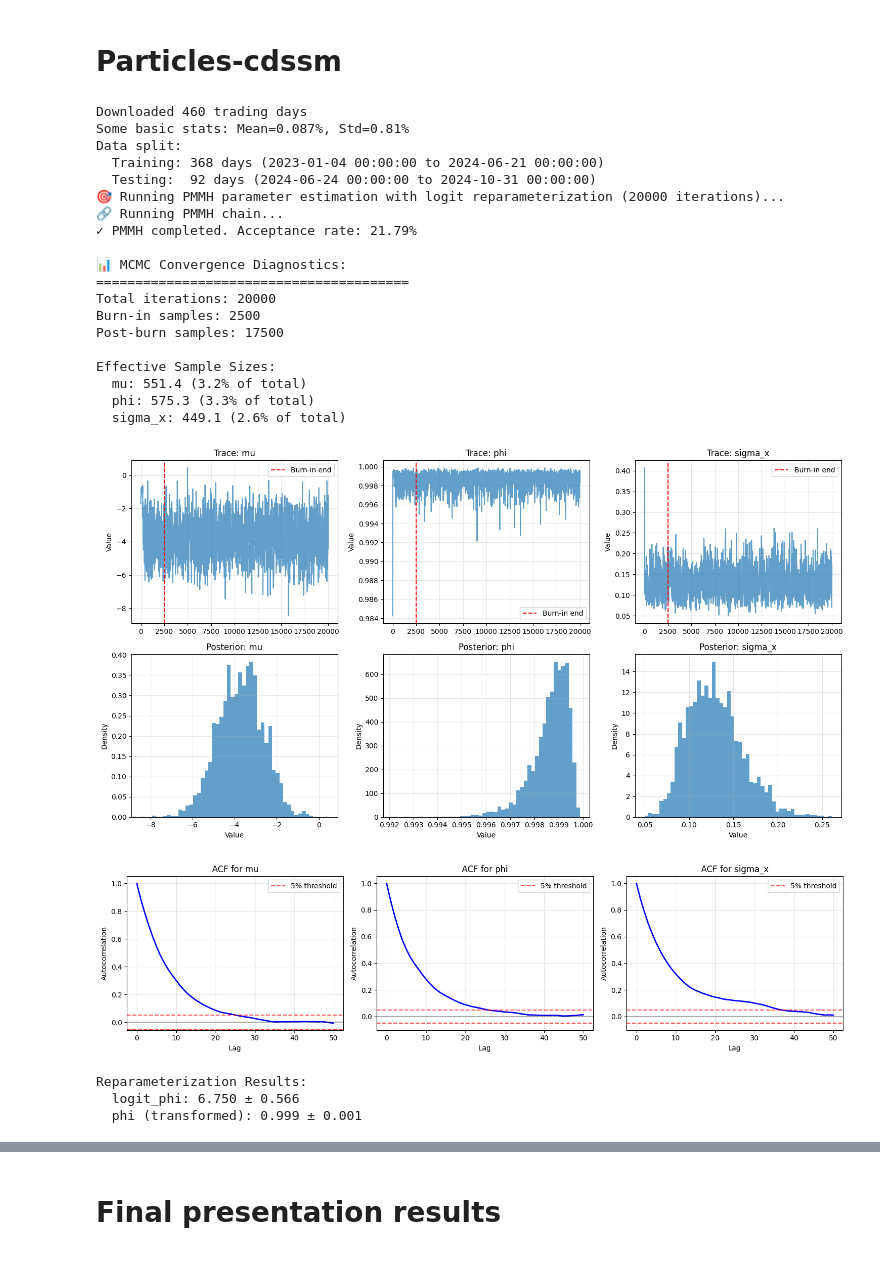
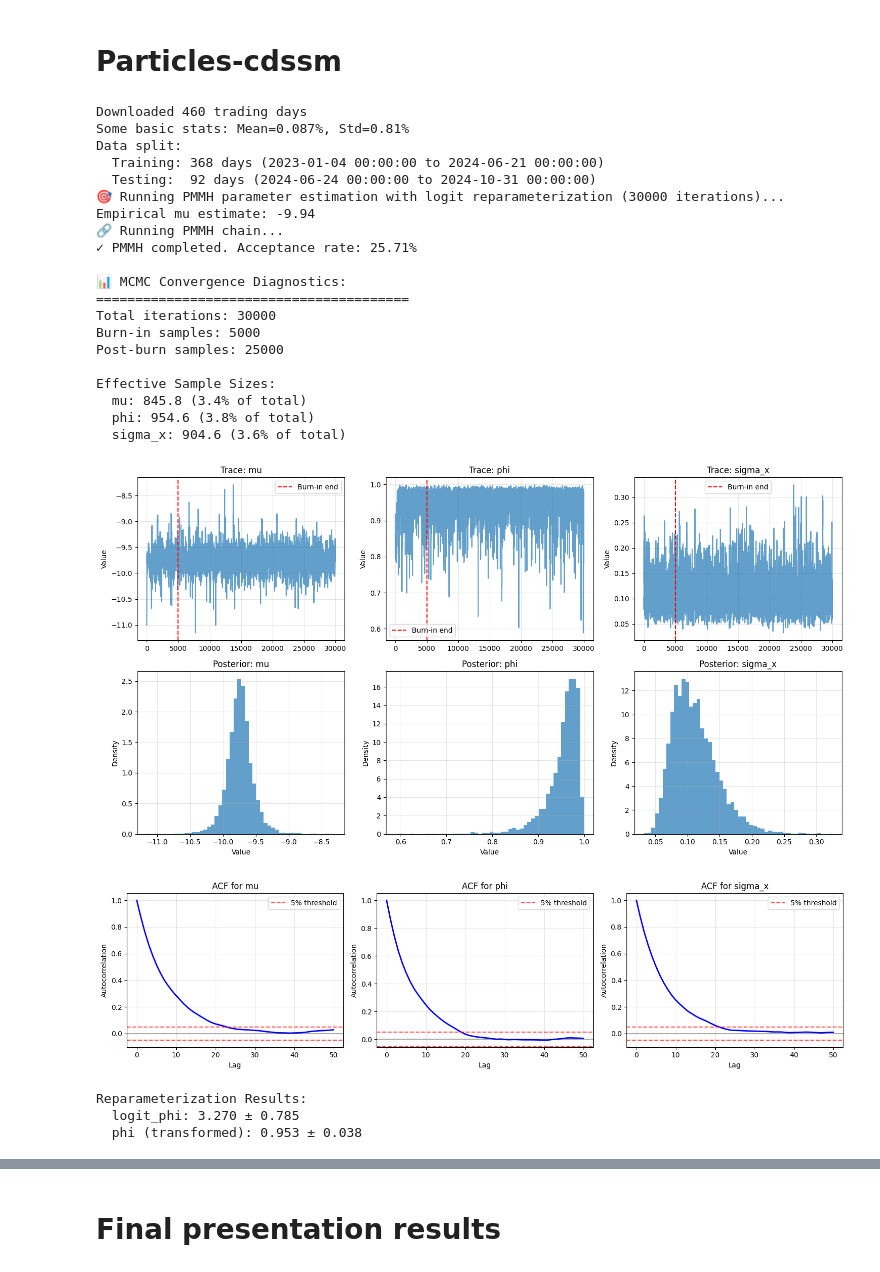
Before and after one commit to designed7000/UCL-Research-Project, a Jupyter notebook: Week1/1d_pipeline.ipynb, the cells around one changed output, grey strips where cells are left out. Saved outputs shown, nothing was run; the diff lists cells and outputs as text; code cells hidden in the pictures.

```diff
--- a/Week1/1d_pipeline.ipynb
+++ b/Week1/1d_pipeline.ipynb
@@ -494,12 +494,14 @@ def bayesian_parameter_estimation(returns, n_iter=20000, n_burn=2500):
     """
     print(f"🎯 Running PMMH parameter estimation with logit reparameterization ({n_iter} iterations)...")
     from particles import mcmc, distributions as dists
-
+    # Empirical approximation for mu prior center (adjustment for bias in log(eps^2) where eps ~ N(0,1))
+    emp_mu = np.mean(np.log(returns_train_decimal**2 + 1e-16)) + 1.2704  # Small epsilon avoids log(0)
+    print(f"Empirical mu estimate: {emp_mu:.2f}")
 
     # Define parameter priors with logit_phi instead of phi
     prior_dict = {
-        'mu': dists.Normal(loc=-2.5, scale=1.0),
-        'logit_phi': dists.Normal(loc=2.94, scale=1.0),  # logit(0.95) ≈ 2.94
+        'mu': dists.Normal(loc=emp_mu, scale=2.0),  # Wider scale for less informativeness
+        'logit_phi': dists.Normal(loc=2.94, scale=1.0),
         'sigma_x': dists.InvGamma(a=3, b=0.5)
     }
     my_prior = dists.StructDist(prior_dict)
@@ -599,47 +601,48 @@ data = fetch_sp500_data()
 train_data, test_data = split_data(data, train_ratio=0.8)
 returns_train = train_data['Returns']
 returns_test = test_data['Returns']
 
 
 # Convert percentage returns to decimal returns
 train_data_decimal = train_data.copy()
 train_data_decimal['Returns'] = returns_train / 100
 # Convert percentage returns to decimal returns
 returns_train_decimal = returns_train / 100
 returns_test_decimal = returns_test / 100
 test_data_decimal = test_data.copy()
 test_data_decimal['Returns'] = returns_test / 100
 
 
 model = StochasticVolatilityModel()
 filtering_results = run_particle_filter(model, returns_train, N=1000)
 smoothing_results = run_particle_smoother(model, returns_train, N=1000)
-mcmc_results = bayesian_parameter_estimation(returns_train_decimal, n_iter=20000, n_burn=2500)
+mcmc_results = bayesian_parameter_estimation(returns_train_decimal, n_iter=30000, n_burn=5000)
 # %% [output]
 Downloaded 460 trading days
 Some basic stats: Mean=0.087%, Std=0.81%
 Data split:
   Training: 368 days (2023-01-04 00:00:00 to 2024-06-21 00:00:00)
   Testing:  92 days (2024-06-24 00:00:00 to 2024-10-31 00:00:00)
-🎯 Running PMMH parameter estimation with logit reparameterization (20000 iterations)...
+🎯 Running PMMH parameter estimation with logit reparameterization (30000 iterations)...
+Empirical mu estimate: -9.94
 🔗 Running PMMH chain...
-✓ PMMH completed. Acceptance rate: 21.79%
+✓ PMMH completed. Acceptance rate: 25.71%
 
 📊 MCMC Convergence Diagnostics:
 ========================================
-Total iterations: 20000
-Burn-in samples: 2500
-Post-burn samples: 17500
+Total iterations: 30000
+Burn-in samples: 5000
+Post-burn samples: 25000
 
 Effective Sample Sizes:
-  mu: 551.4 (3.2% of total)
-  phi: 575.3 (3.3% of total)
-  sigma_x: 449.1 (2.6% of total)
+  mu: 845.8 (3.4% of total)
+  phi: 954.6 (3.8% of total)
+  sigma_x: 904.6 (3.6% of total)
-[figure, old version]
+[figure, new version]
-[figure, old version]
+[figure, new version]
 Reparameterization Results:
-  logit_phi: 6.750 ± 0.566
-  phi (transformed): 0.999 ± 0.001
+  logit_phi: 3.270 ± 0.785
+  phi (transformed): 0.953 ± 0.038
 # %%
 print("\n Re-running filtering and smoothing with PMMH-estimated parameters...")
 
```
Also changed, not shown: parts of 4 cells of this notebook, 3 other files.
